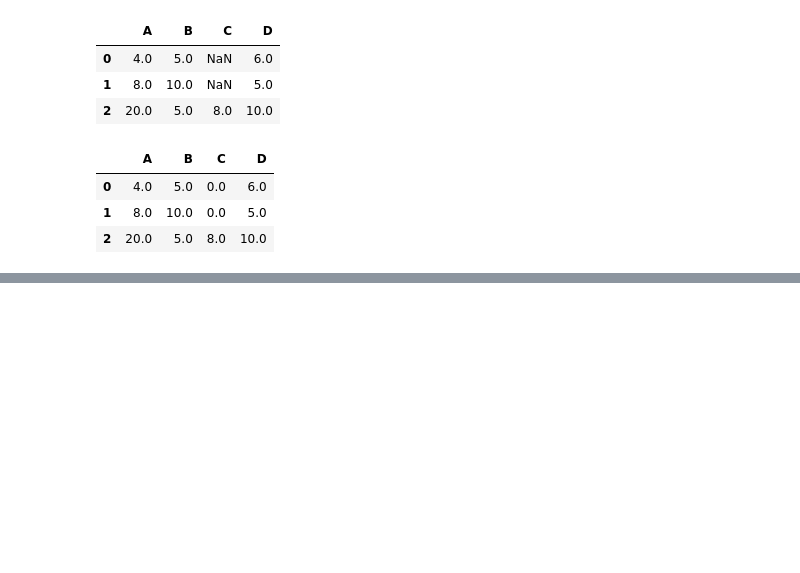
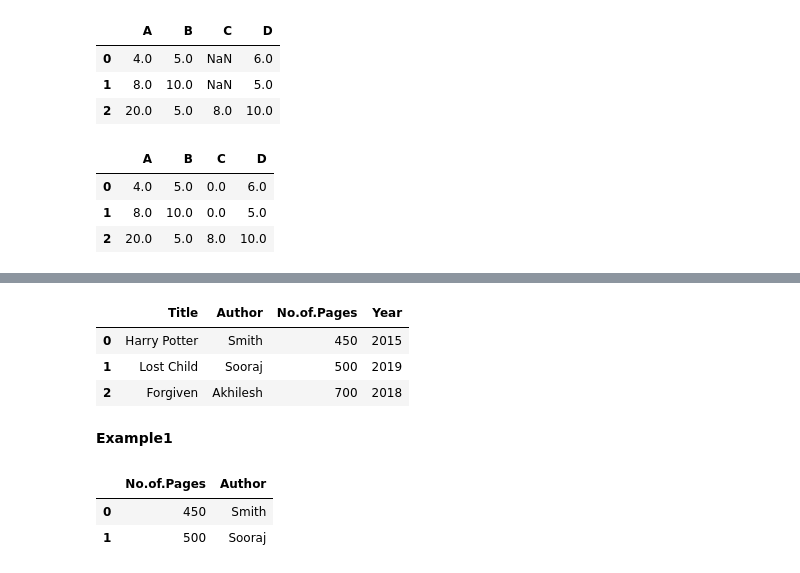
Before and after one commit to jisshub/ML-Bootcamp, a Jupyter notebook: pandas_basics.ipynb, the cells around one changed output, grey strips where cells are left out. Drawn from its saved outputs; the diff is of its cells as text; code cells hidden in the pictures; blank space fills up the shorter version.

```diff
--- a/pandas_basics.ipynb
+++ b/pandas_basics.ipynb
@@ -490,0 +590,15 @@ new.fillna(0)
+# %%
+books_df
+# %% [output]
+|  | Title | Author | No.of.Pages | Year |
+| 0 | Harry Potter | Smith | 450 | 2015 |
+| 1 | Lost Child | Sooraj | 500 | 2019 |
+| 2 | Forgiven | Akhilesh | 700 | 2018 |
+# %% [markdown]
+**Example1**
+# %%
+books_df.loc[[0,1],['No.of.Pages','Author']]
+# %% [output]
+|  | No.of.Pages | Author |
+| 0 | 450 | Smith |
+| 1 | 500 | Sooraj |
```
Also changed, not shown: parts of 19 cells of this notebook.
